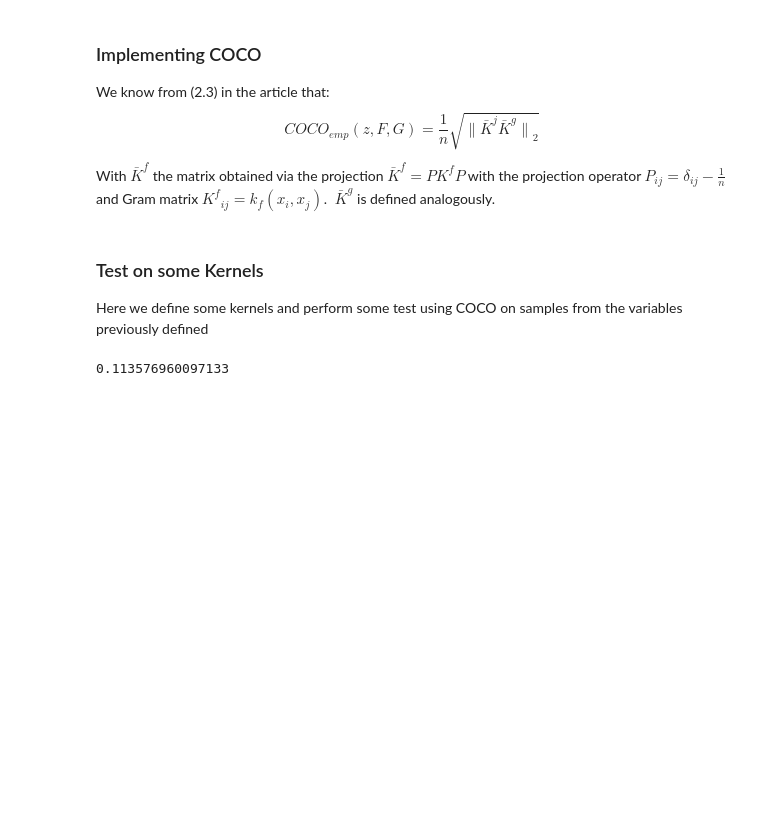
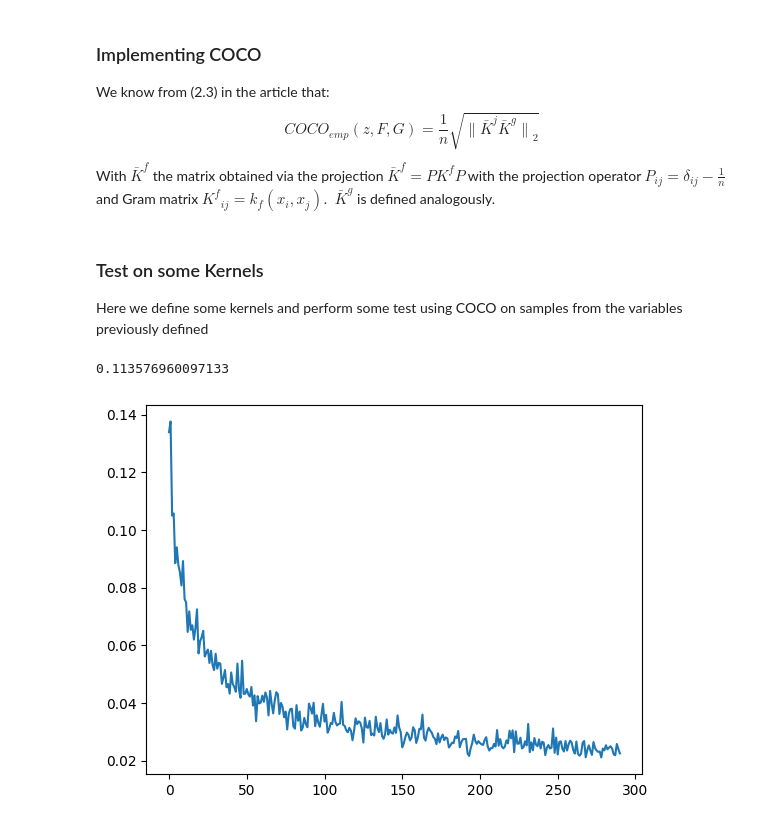
Before and after one commit to Noe-Bosc-Haddad/Gretton-independence-tests, a Jupyter notebook: test-notebooks/COCO_test.ipynb, the cells around one changed output. Drawn from its saved outputs; the diff is of its cells as text; code cells hidden in the pictures; blank space fills up the shorter version.

Commit message:
added graph of COCO with X(n) and X(n)

```diff
--- a/test-notebooks/COCO_test.ipynb
+++ b/test-notebooks/COCO_test.ipynb
@@ -110,3 +110,16 @@ y = X(10)
 COCO(Kf,Kg,x,y)
 # %% [output]
 0.113576960097133
+# %%
+import matplotlib.pyplot as plt
+
+res = np.empty(491)
+for i in range(10,501):
+    x = X(i)
+    y = X(i)
+    res[i-10] = COCO(Kf,Kg,x,y)
+
+plt.plot(res)
+plt.show()
+# %% [output]
+[figure, added]
```
